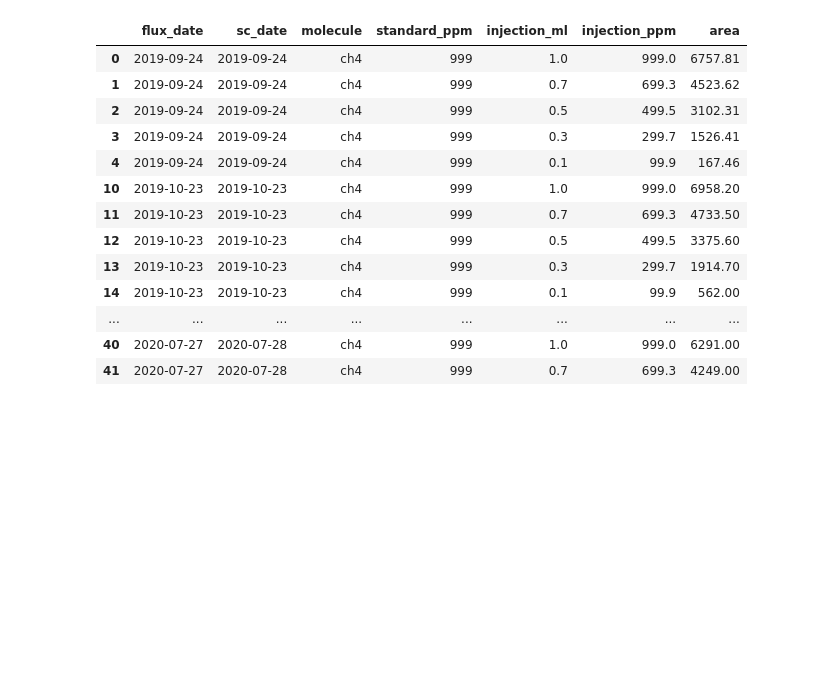
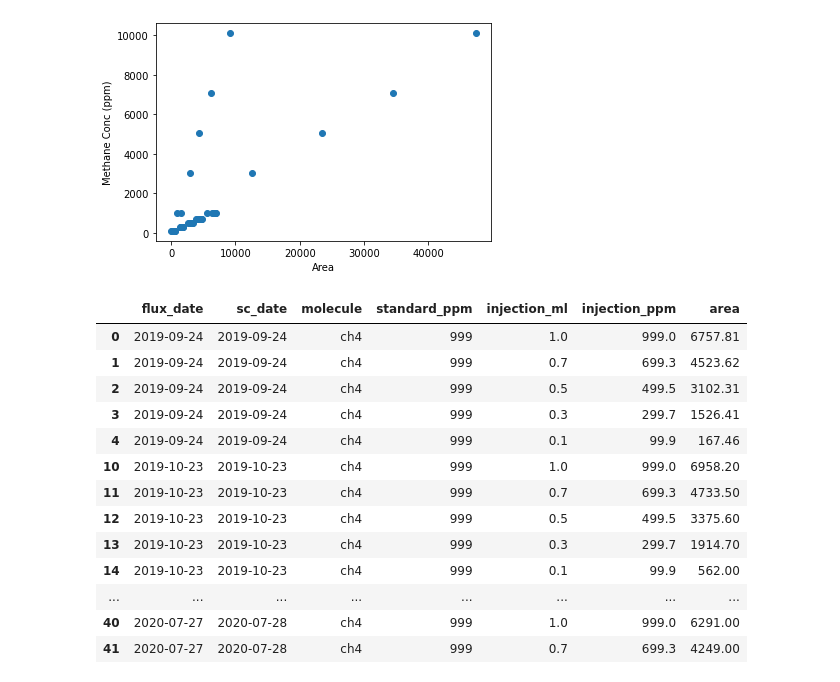
Before and after one commit to amorris28/artificial_ecosystem_selection, a Jupyter notebook: process.ipynb, the cells around one changed output. Cells and saved outputs as stored; diff of their text form; code cells hidden in the pictures; blank space fills up the shorter version.

```diff
--- a/process.ipynb
+++ b/process.ipynb
@@ -32,3 +33,10 @@ plt.show()
+# %%
+plt.scatter('area', 'injection_ppm', data = sc)
+plt.xlabel('Area')
+plt.ylabel('Methane Conc (ppm)')
+plt.show()
+# %% [output]
+[figure, added]
 # %%
 from sklearn.model_selection import train_test_split
 X_train,X_test,Y_train,Y_test=train_test_split(X,Y,test_size=1/3)
```
Also changed, not shown: parts of 1 cell of this notebook, 5 other files.
